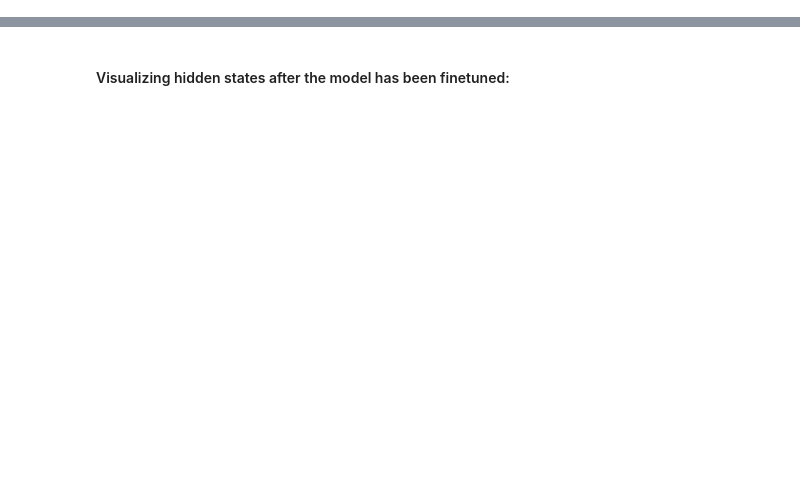
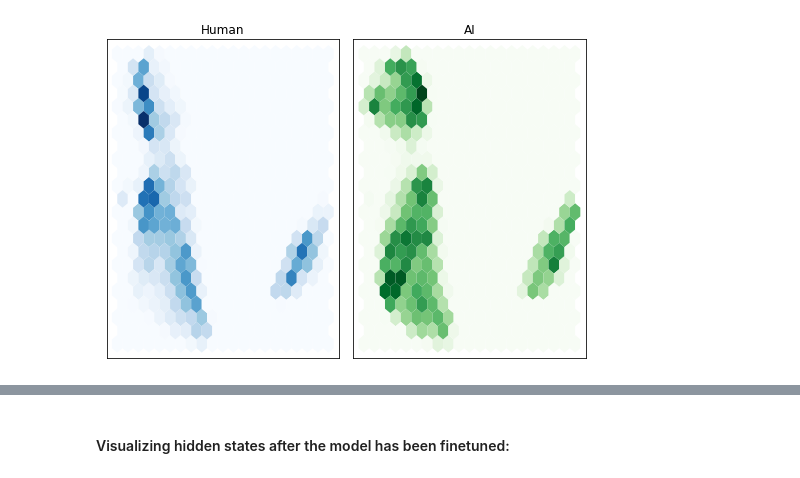
Before and after one commit to Anas-Badaoui/Detect-AI-Generated-Essays, a Jupyter notebook: train.ipynb, the cells around one changed output, grey strips where cells are left out. Cells and saved outputs as stored; diff of their text form; code cells hidden in the pictures; blank space fills up the shorter version.

```diff
--- a/train.ipynb
+++ b/train.ipynb
@@ -296,0 +72,9 @@ plt.show()
+# %%
+import torch
+from transformers import AutoModel
+
+device = torch.device("cuda" if torch.cuda.is_available() else "cpu")
+model = AutoModel.from_pretrained("microsoft/deberta-v3-base").to(device)
+
+# Our model expects torch tensors as input
+dataset_encoded.set_format("torch", columns=["input_ids", "attention_mask", "label"])
@@ -296,0 +85,8 @@ plt.show()
+# %%
+from visualization_and_metrics import extract_hidden_states
+from functools import partial
+
+dataset_hidden = dataset_encoded.map(partial(extract_hidden_states, tokenizer=tokenizer, device=device, model=model),
+                                     batched=True, batch_size=32)
+
+dataset_hidden
@@ -296,0 +115,9 @@ plt.show()
+# %%
+import numpy as np
+
+X_train = np.array(dataset_hidden["train"]["hidden_state"])
+X_valid = np.array(dataset_hidden["test"]["hidden_state"])
+y_train = np.array(dataset_hidden["train"]["label"])
+y_valid = np.array(dataset_hidden["test"]["label"])
+
+X_train.shape, X_valid.shape
@@ -296,0 +128,5 @@ plt.show()
+# %%
+from utils import generate_embeddings
+
+df_emb = generate_embeddings(X_train, y_train)
+df_emb.head()
@@ -296,0 +146,6 @@ plt.show()
+# %%
+from visualization_and_metrics import plot_emb
+
+plot_emb(df_emb)
+# %% [output]
+[figure, added]
```
Also changed, not shown: parts of 65 cells of this notebook.
